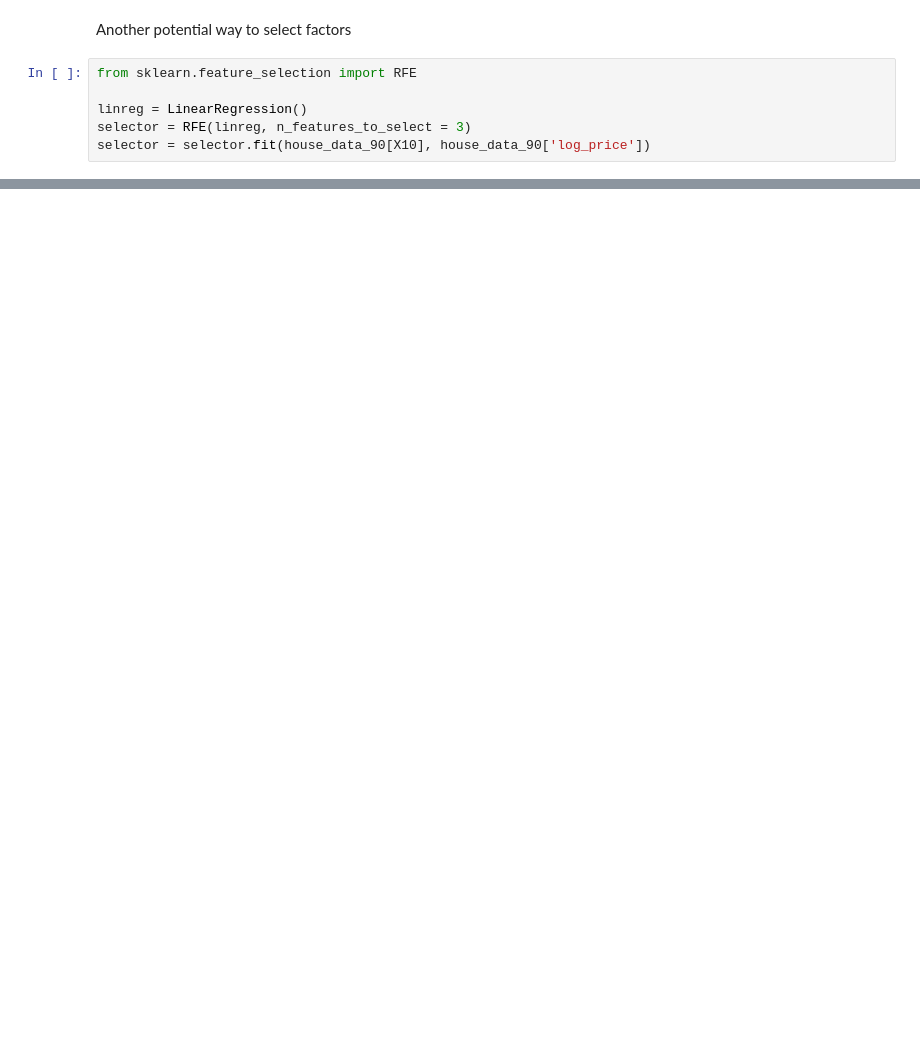
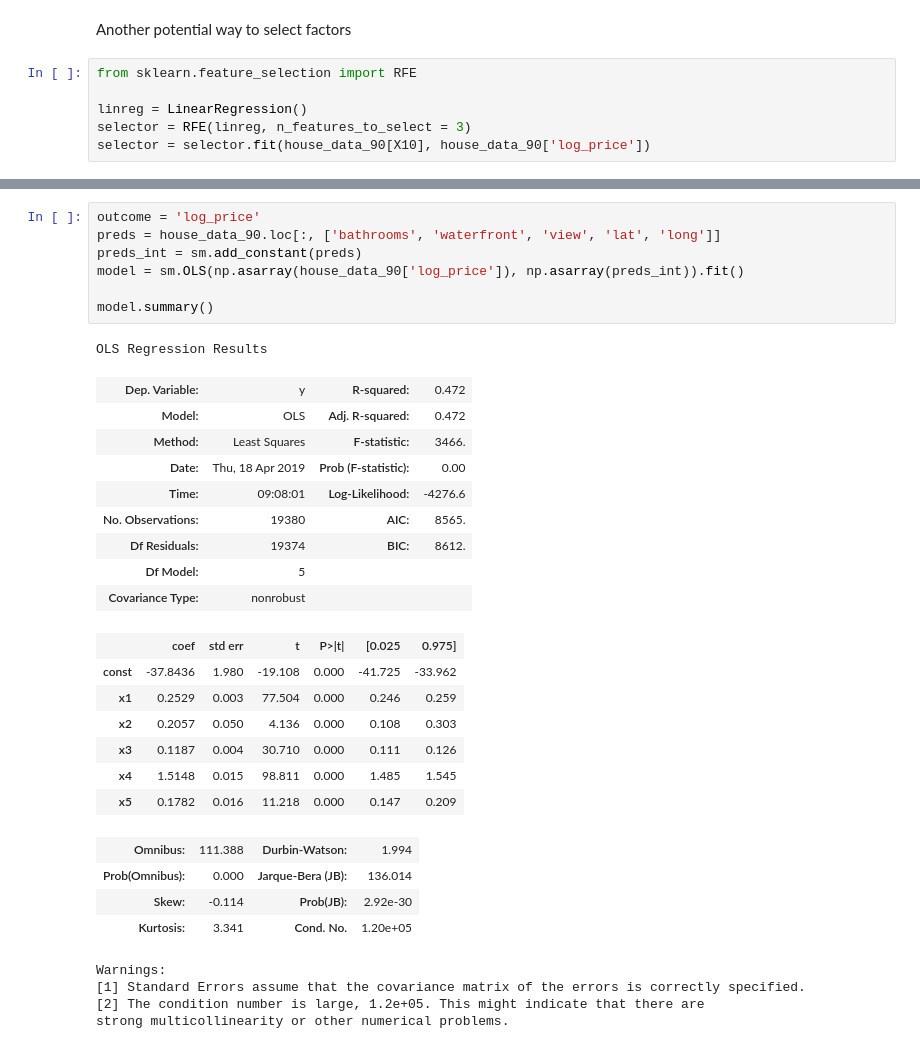
Before and after one commit to AlecMorgan/Housing-Price-Predictor, a Jupyter notebook: wip.ipynb, the cells around one changed output, grey strips where cells are left out. Drawn from its saved outputs; the diff is of its cells as text; blank space fills up the shorter version.

Commit message:
work on new models

```diff
--- a/wip.ipynb
+++ b/wip.ipynb
@@ -766,0 +748,33 @@ np.mean(X13_mae)
+# %%
+outcome = 'log_price'
+preds = house_data_90.loc[:, ['bathrooms', 'waterfront', 'view', 'lat', 'long']]
+preds_int = sm.add_constant(preds)
+model = sm.OLS(np.asarray(house_data_90['log_price']), np.asarray(preds_int)).fit()
+
+model.summary()
+# %% [output]
+OLS Regression Results
+| Dep. Variable: | y | R-squared: | 0.472 |
+| Model: | OLS | Adj. R-squared: | 0.472 |
+| Method: | Least Squares | F-statistic: | 3466. |
+| Date: | Thu, 18 Apr 2019 | Prob (F-statistic): | 0.00 |
+| Time: | 09:08:01 | Log-Likelihood: | -4276.6 |
+| No. Observations: | 19380 | AIC: | 8565. |
+| Df Residuals: | 19374 | BIC: | 8612. |
+| Df Model: | 5 |  |  |
+| Covariance Type: | nonrobust |  |  |
+|  | coef | std err | t | P>|t| | [0.025 | 0.975] |
+| const | -37.8436 | 1.980 | -19.108 | 0.000 | -41.725 | -33.962 |
+| x1 | 0.2529 | 0.003 | 77.504 | 0.000 | 0.246 | 0.259 |
+| x2 | 0.2057 | 0.050 | 4.136 | 0.000 | 0.108 | 0.303 |
+| x3 | 0.1187 | 0.004 | 30.710 | 0.000 | 0.111 | 0.126 |
+| x4 | 1.5148 | 0.015 | 98.811 | 0.000 | 1.485 | 1.545 |
+| x5 | 0.1782 | 0.016 | 11.218 | 0.000 | 0.147 | 0.209 |
+| Omnibus: | 111.388 | Durbin-Watson: | 1.994 |
+| Prob(Omnibus): | 0.000 | Jarque-Bera (JB): | 136.014 |
+| Skew: | -0.114 | Prob(JB): | 2.92e-30 |
+| Kurtosis: | 3.341 | Cond. No. | 1.20e+05 |
+Warnings:
+[1] Standard Errors assume that the covariance matrix of the errors is correctly specified.
+[2] The condition number is large, 1.2e+05. This might indicate that there are
+strong multicollinearity or other numerical problems.
```
Also changed, not shown: parts of 26 cells of this notebook.
